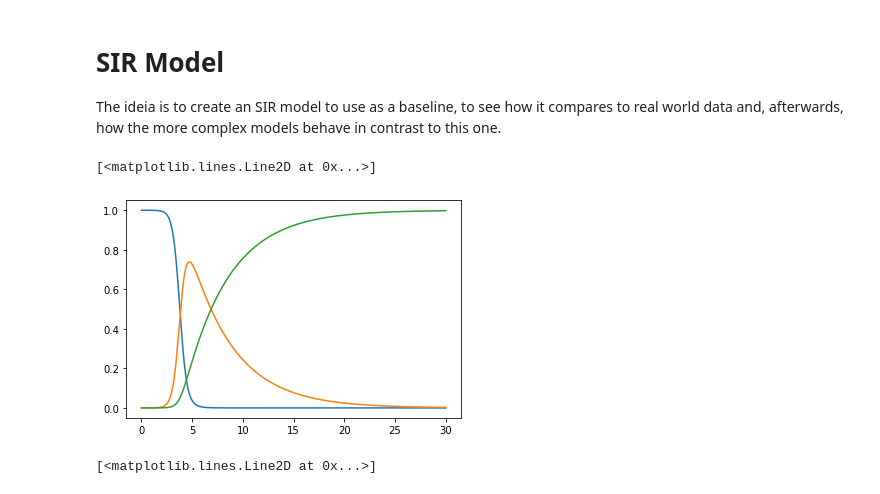
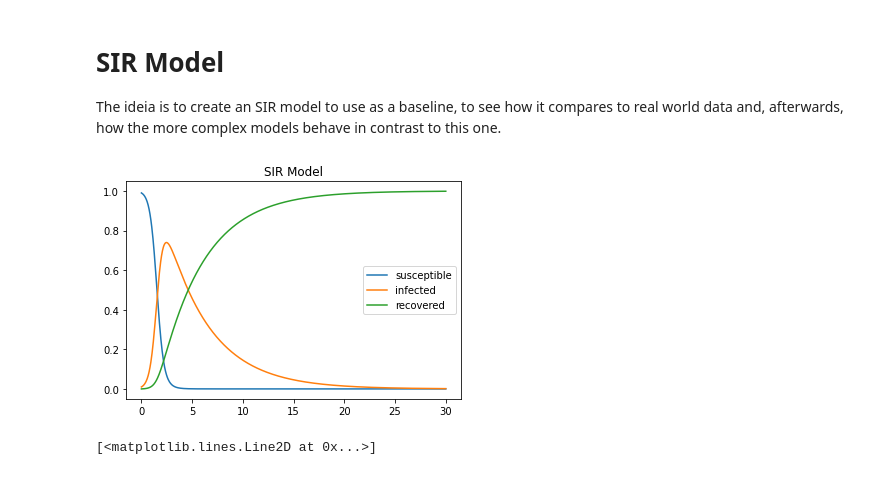
Before and after one commit to yambanis/CovidMDP, a Jupyter notebook: notebooks/SIR/SIR Modeling.ipynb, the cells around one changed output. Cells and saved outputs as stored; diff of their text form; code cells hidden in the pictures.

```diff
--- a/notebooks/SIR/SIR Modeling.ipynb
+++ b/notebooks/SIR/SIR Modeling.ipynb
@@ -27,9 +27,9 @@ R_0 = 2.28
 #In our closed population of N individuals, say that S are susceptible, I infected, and R are
 #removed. Write s = S/N, i = I/N, r = R/N to denote the fraction in each compartment.
 
-N = 8e6
+N = 0.99
 
-i = 100 / N
+i = 0.01
 
 s = (N-i) / N
 
@@ -56,15 +56,17 @@ def SIR_derivatives(values, t):
 # %%
 
 t = np.linspace(0, 30, 1000)
 x0 = [s, i, r]
 x = odeint(SIR_derivatives, x0, t)
 
-plt.plot(t, x[:,0])
-plt.plot(t, x[:,1])
-plt.plot(t, x[:,2])
+plt.plot(t, x[:,0], label = 'susceptible')
+plt.plot(t, x[:,1], label = 'infected')
+plt.plot(t, x[:,2], label = 'recovered')
+plt.legend()
+plt.title('SIR Model')
+plt.savefig('SIR_simulation.png', fromat='png', dpi = 300)
 # %% [output]
-[<matplotlib.lines.Line2D at 0x...>]
-[figure, old version]
+[figure, new version]
 # %%
 # data from https://github.com/owid/covid-19-data/tree/master/public/data
 # df = pd.read_csv('..\\..\\data\\raw\\owid-covid-data.csv')
```
Also changed, not shown: 16 other files.
